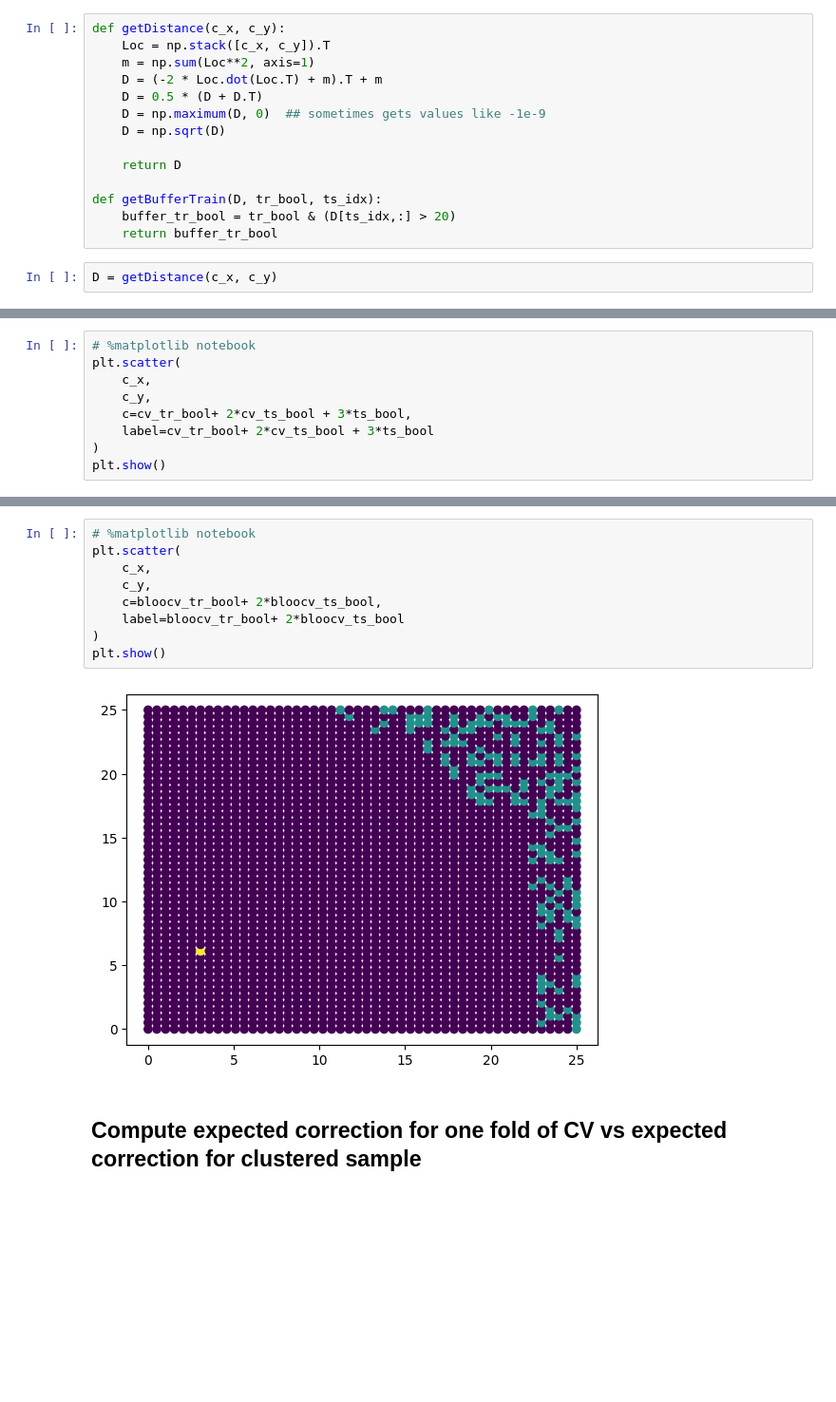
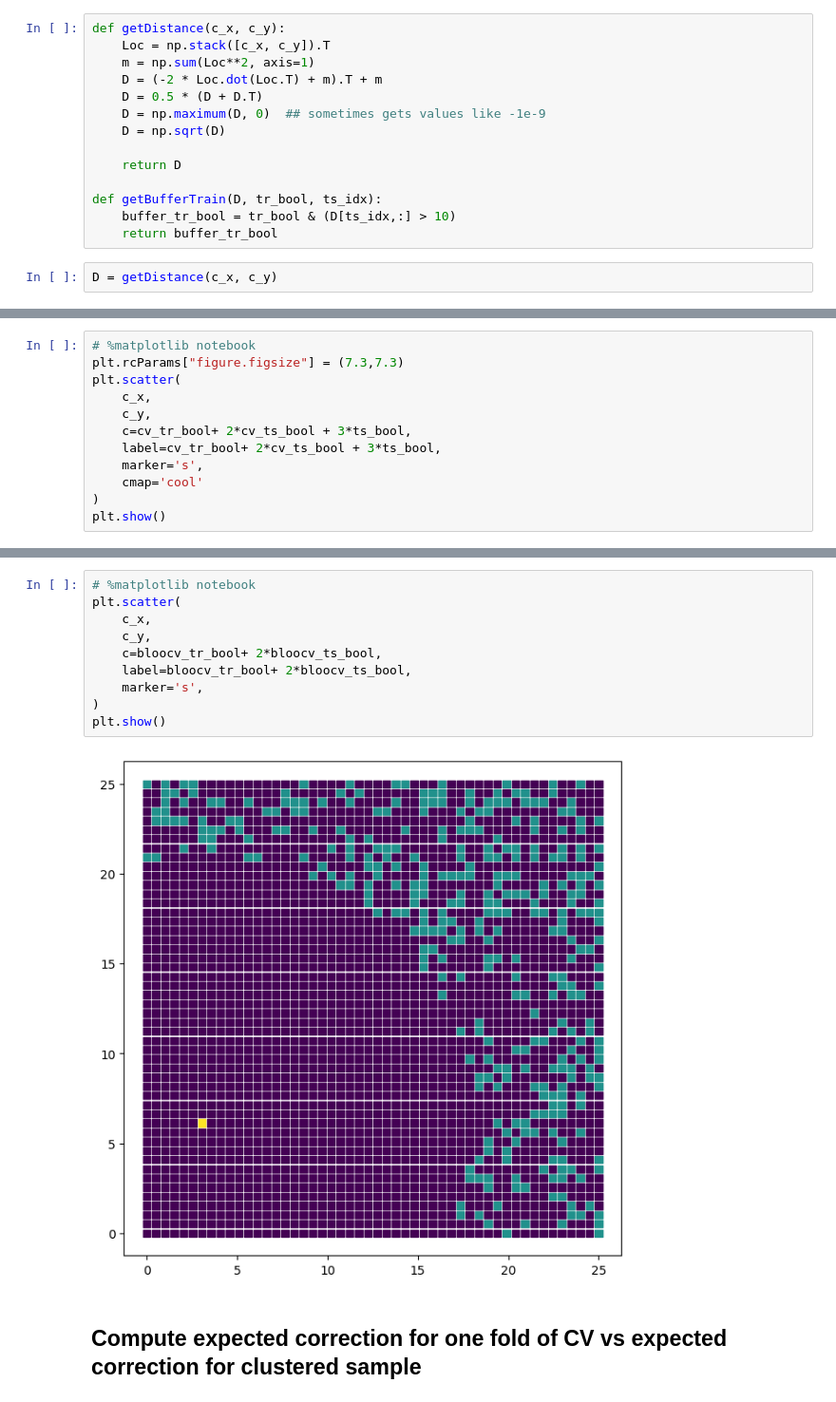
Before and after one commit to kevinbfry/StructuredPredictionError, a Jupyter notebook: doc/CVCorrections.ipynb, the cells around one changed output, grey strips where cells are left out. Shown at 95% size. Saved outputs shown, nothing was run; the diff lists cells and outputs as text; blank space fills up the shorter version.

```diff
--- a/doc/CVCorrections.ipynb
+++ b/doc/CVCorrections.ipynb
@@ -77,7 +79,7 @@ def getDistance(c_x, c_y):
     return D
 
 def getBufferTrain(D, tr_bool, ts_idx):
-    buffer_tr_bool = tr_bool & (D[ts_idx,:] > 20)
+    buffer_tr_bool = tr_bool & (D[ts_idx,:] > 10)
     return buffer_tr_bool
 # %%
 D = getDistance(c_x, c_y)
@@ -175,11 +195,14 @@ SinglePointErr    1.015279
 dtype: float64
 # %%
 # %matplotlib notebook
+plt.rcParams["figure.figsize"] = (7.3,7.3)
 plt.scatter(
     c_x,
     c_y,
     c=cv_tr_bool+ 2*cv_ts_bool + 3*ts_bool,
-    label=cv_tr_bool+ 2*cv_ts_bool + 3*ts_bool
+    label=cv_tr_bool+ 2*cv_ts_bool + 3*ts_bool,
+    marker='s',
+    cmap='cool'
 )
 plt.show()
 # %% [output]
@@ -198,14 +226,15 @@ plt.show()
 # %%
 # %matplotlib notebook
 plt.scatter(
     c_x,
     c_y,
     c=bloocv_tr_bool+ 2*bloocv_ts_bool,
-    label=bloocv_tr_bool+ 2*bloocv_ts_bool
+    label=bloocv_tr_bool+ 2*bloocv_ts_bool,
+    marker='s',
 )
 plt.show()
 # %% [output]
-[figure, old version]
+[figure, new version]
 # %% [markdown]
 ## Compute expected correction for one fold of CV vs expected correction for clustered sample
 # %%
```
Also changed, not shown: parts of 16 cells of this notebook, 22 other files.
